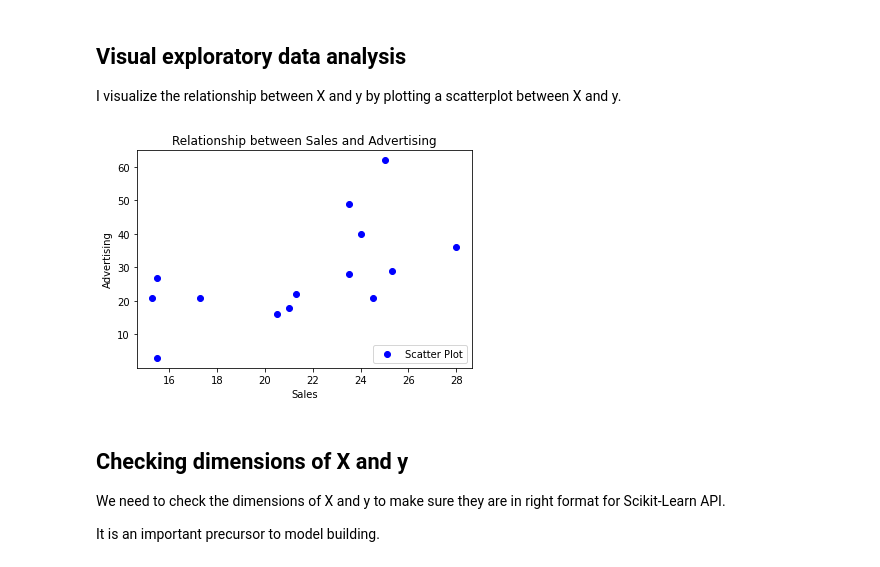
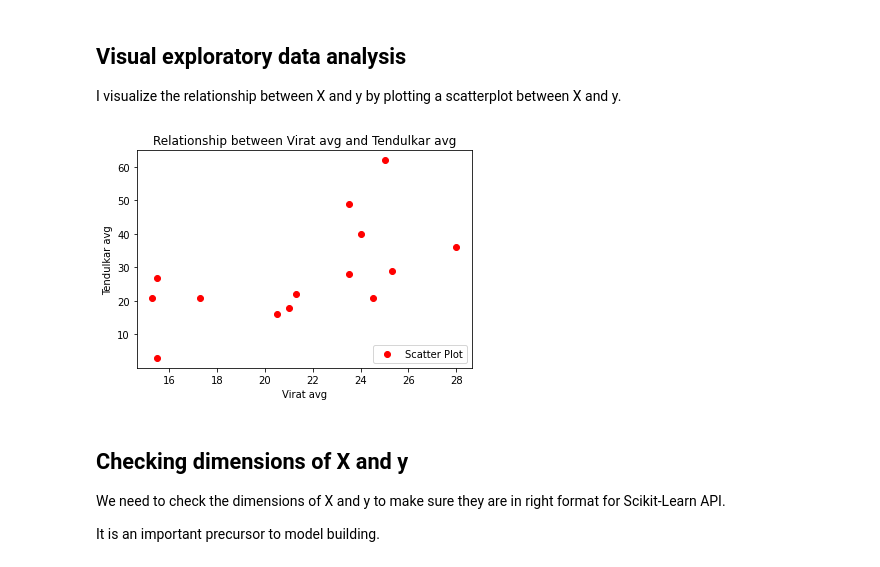
Before and after one commit to Shrivatsasp/Simple-Linear-Regression-Project, a Jupyter notebook: SLRProject.ipynb, the cells around one changed output. Drawn from its saved outputs; the diff is of its cells as text; code cells hidden in the pictures.

```diff
--- a/SLRProject.ipynb
+++ b/SLRProject.ipynb
@@ -287,14 +287,14 @@ I visualize the relationship between X and y by plotting a scatterplot between X
 # %%
 # Plot scatter plot between X and y
 
-plt.scatter(X, y, color = 'blue', label='Scatter Plot')
-plt.title('Relationship between Sales and Advertising')
-plt.xlabel('Sales')
-plt.ylabel('Advertising')
+plt.scatter(X, y, color = 'red', label='Scatter Plot')
+plt.title('Relationship between Virat avg and Tendulkar avg')
+plt.xlabel('Virat avg')
+plt.ylabel('Tendulkar avg')
 plt.legend(loc=4)
 plt.show()
 # %% [output]
-[figure, old version]
+[figure, new version]
 # %% [markdown]
 ## Checking dimensions of X and y
 
```
Also changed, not shown: parts of 11 cells of this notebook.
